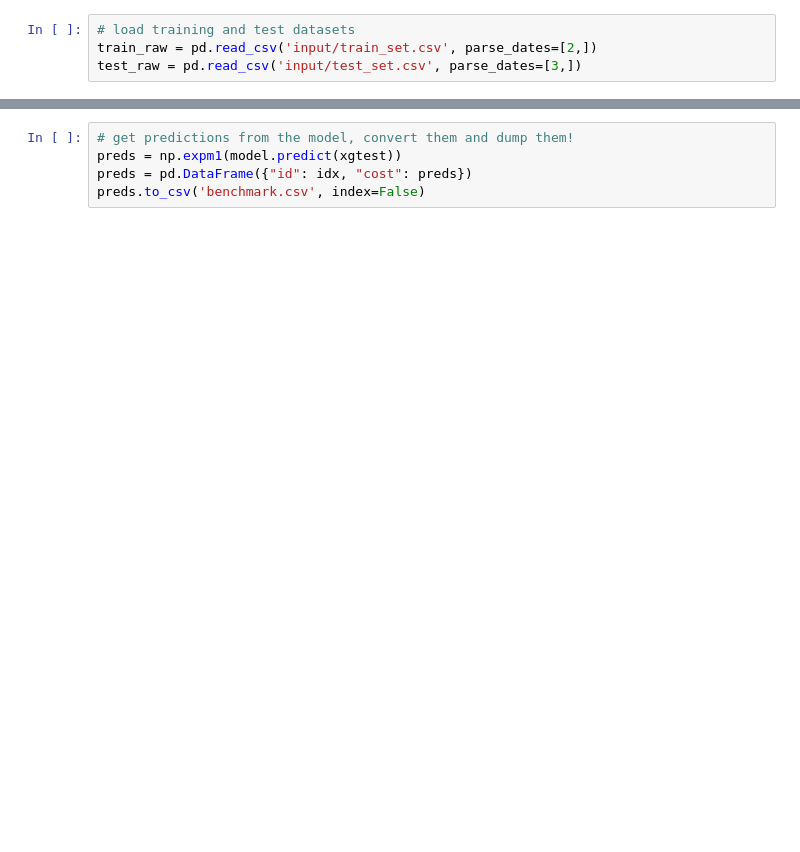
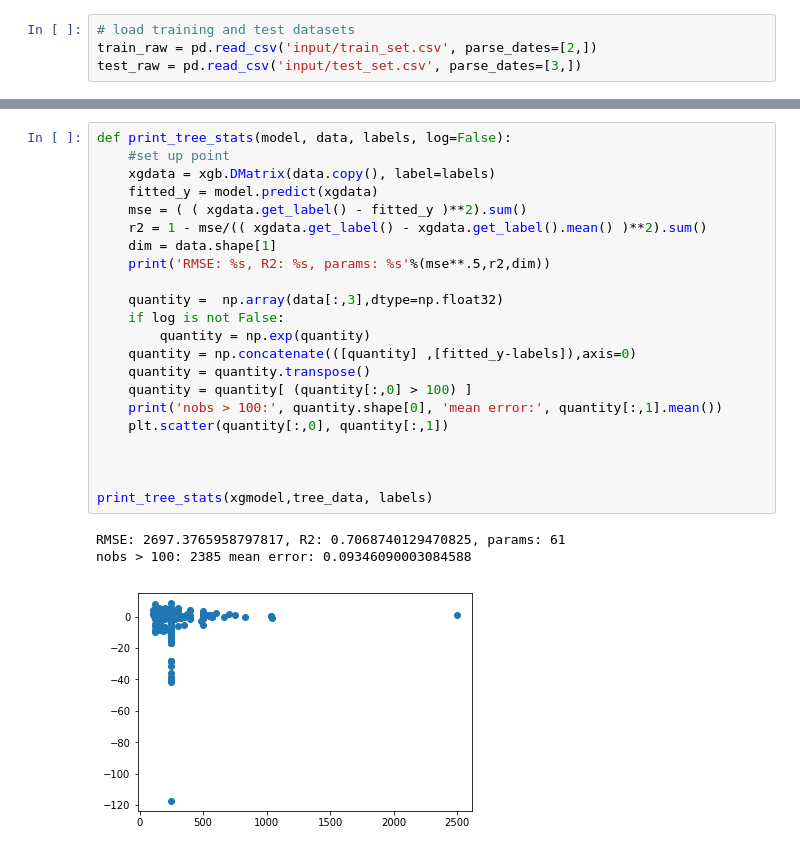
Before and after one commit to ericschulman/dogs, a Jupyter notebook: benchmarks.ipynb, the cells around one changed output, grey strips where cells are left out. Cells and saved outputs as stored; diff of their text form; blank space fills up the shorter version.

```diff
--- a/benchmarks.ipynb
+++ b/benchmarks.ipynb
@@ -148,5 +134,26 @@ print(labels[index])
-# %%
-# get predictions from the model, convert them and dump them!
-preds = np.expm1(model.predict(xgtest))
-preds = pd.DataFrame({"id": idx, "cost": preds})
-preds.to_csv('benchmark.csv', index=False)
+# %%
+def print_tree_stats(model, data, labels, log=False):
+    #set up point
+    xgdata = xgb.DMatrix(data.copy(), label=labels)
+    fitted_y = model.predict(xgdata)
+    mse = ( ( xgdata.get_label() - fitted_y )**2).sum()
+    r2 = 1 - mse/(( xgdata.get_label() - xgdata.get_label().mean() )**2).sum()
+    dim = data.shape[1]
+    print('RMSE: %s, R2: %s, params: %s'%(mse**.5,r2,dim))
+
+    quantity =  np.array(data[:,3],dtype=np.float32)
+    if log is not False:
+        quantity = np.exp(quantity)
+    quantity = np.concatenate(([quantity] ,[fitted_y-labels]),axis=0)
+    quantity = quantity.transpose()
+    quantity = quantity[ (quantity[:,0] > 100) ]
+    print('nobs > 100:', quantity.shape[0], 'mean error:', quantity[:,1].mean())
+    plt.scatter(quantity[:,0], quantity[:,1])
+
+
+
+print_tree_stats(xgmodel,tree_data, labels)
+# %% [output]
+RMSE: 2697.3765958797817, R2: 0.7068740129470825, params: 61
+nobs > 100: 2385 mean error: 0.09346090003084588
+[figure, added]
```
Also changed, not shown: parts of 13 cells of this notebook.
